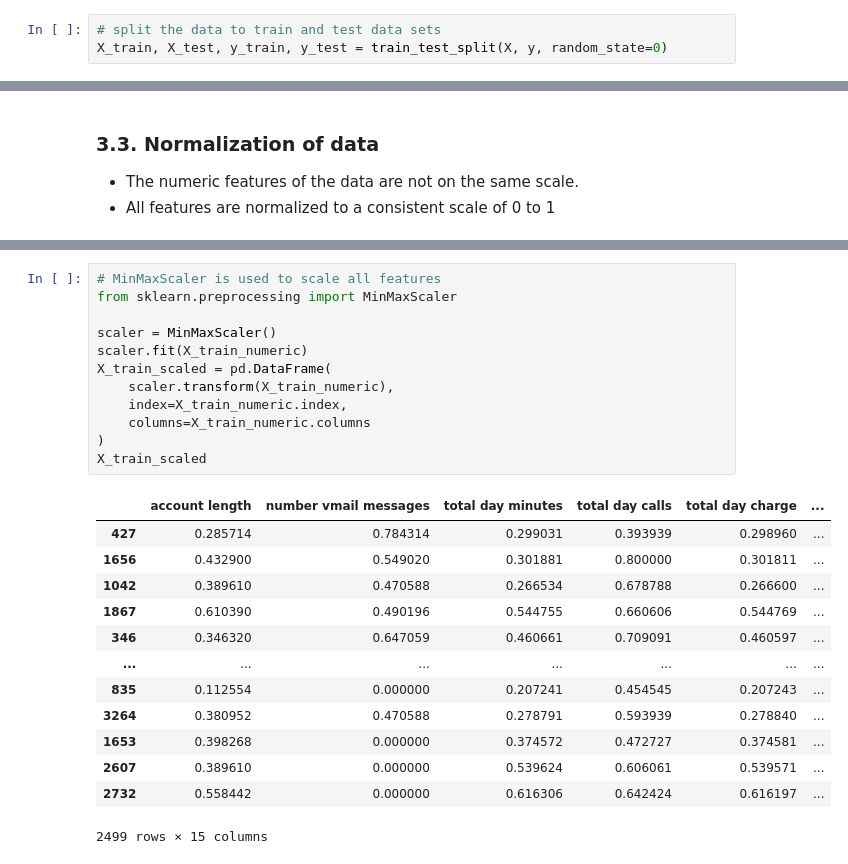
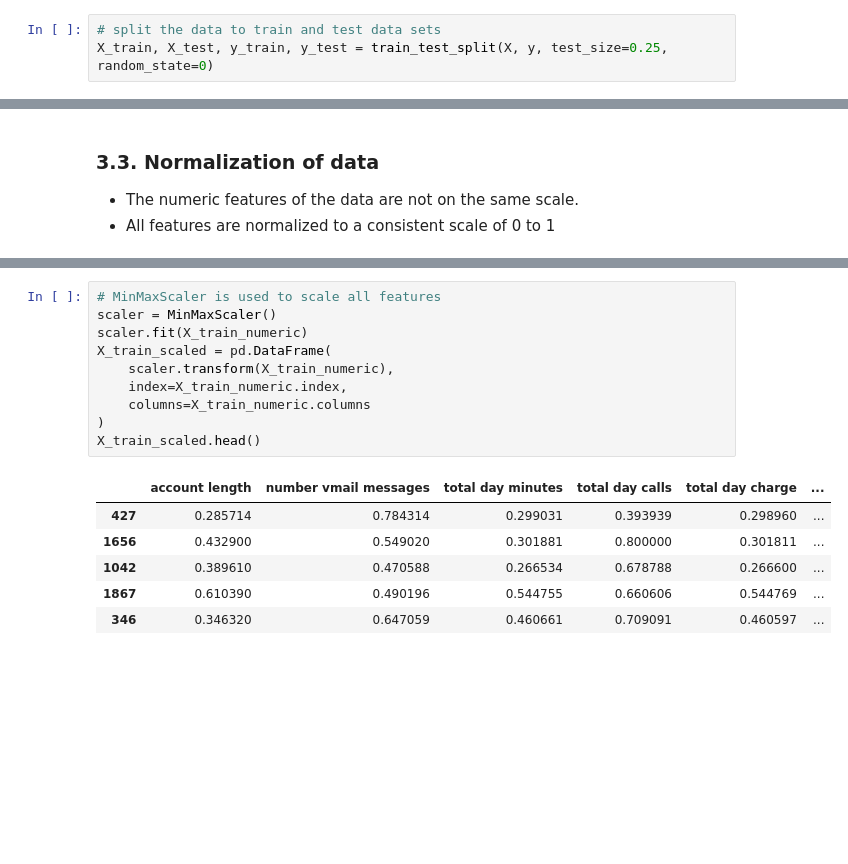
Before and after one commit to Endalkmin/SyriaTel-Customer-Churn-Prediction-Model, a Jupyter notebook: phase-3-project.ipynb, the cells around one changed output, grey strips where cells are left out. Cells and saved outputs as stored; diff of their text form; blank space fills up the shorter version.

```diff
--- a/phase-3-project.ipynb
+++ b/phase-3-project.ipynb
@@ -99,7 +119,7 @@ y = df["churn"]
 X = df.drop("churn", axis=1)
 # %%
 # split the data to train and test data sets
-X_train, X_test, y_train, y_test = train_test_split(X, y, random_state=0)
+X_train, X_test, y_train, y_test = train_test_split(X, y, test_size=0.25, random_state=0)
 # %% [markdown]
 ## 3. Data Preprocessing
 # %% [markdown]
@@ -233,27 +221,18 @@ X_train_numeric
 # %%
 # MinMaxScaler is used to scale all features
-from sklearn.preprocessing import MinMaxScaler
-
 scaler = MinMaxScaler()
 scaler.fit(X_train_numeric)
 X_train_scaled = pd.DataFrame(
     scaler.transform(X_train_numeric),
     index=X_train_numeric.index,
     columns=X_train_numeric.columns
 )
-X_train_scaled
+X_train_scaled.head()
 # %% [output]
 |  | account length | number vmail messages | total day minutes | total day calls | total day charge | ... |
 | 427 | 0.285714 | 0.784314 | 0.299031 | 0.393939 | 0.298960 | ... |
 | 1656 | 0.432900 | 0.549020 | 0.301881 | 0.800000 | 0.301811 | ... |
 | 1042 | 0.389610 | 0.470588 | 0.266534 | 0.678788 | 0.266600 | ... |
 | 1867 | 0.610390 | 0.490196 | 0.544755 | 0.660606 | 0.544769 | ... |
 | 346 | 0.346320 | 0.647059 | 0.460661 | 0.709091 | 0.460597 | ... |
-| ... | ... | ... | ... | ... | ... | ... |
-| 835 | 0.112554 | 0.000000 | 0.207241 | 0.454545 | 0.207243 | ... |
-| 3264 | 0.380952 | 0.470588 | 0.278791 | 0.593939 | 0.278840 | ... |
-| 1653 | 0.398268 | 0.000000 | 0.374572 | 0.472727 | 0.374581 | ... |
-| 2607 | 0.389610 | 0.000000 | 0.539624 | 0.606061 | 0.539571 | ... |
-| 2732 | 0.558442 | 0.000000 | 0.616306 | 0.642424 | 0.616197 | ... |
-2499 rows × 15 columns
 # %% [markdown]
```
Also changed, not shown: parts of 54 cells of this notebook.
